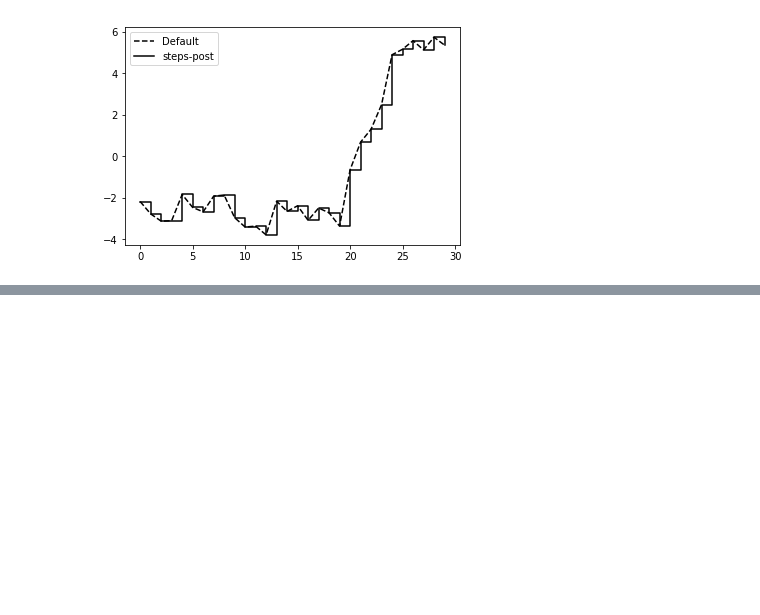
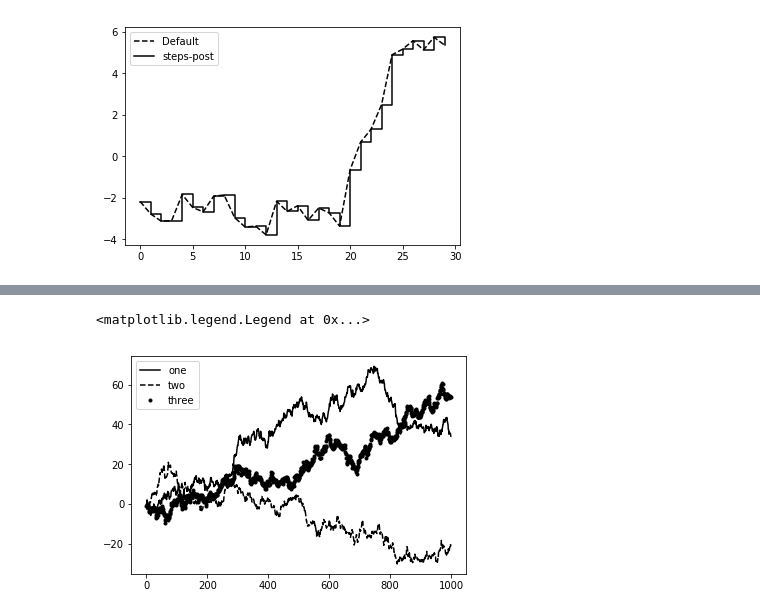
Before and after one commit to Roooooobin/Python-for-Data-Analysis-Practice, a Jupyter notebook: Plotting and Visualization.ipynb, the cells around one changed output, grey strips where cells are left out. Cells and saved outputs as stored; diff of their text form; code cells hidden in the pictures; blank space fills up the shorter version.

```diff
--- a/Plotting and Visualization.ipynb
+++ b/Plotting and Visualization.ipynb
@@ -78,0 +101,14 @@ plt.legend(loc='best')
+# %%
+# adding legends
+# legends are another critical element for identifying plot elements
+from numpy.random import randn
+fig = plt.figure();
+ax = fig.add_subplot(1, 1, 1)
+ax.plot(randn(1000).cumsum(), 'k', label='one')
+ax.plot(randn(1000).cumsum(), 'k--', label='two')
+ax.plot(randn(1000).cumsum(), 'k.', label='three')
+# call ax.legend() or plt.legend() to automatically create a legend
+ax.legend(loc='best')   # 'best' choose a location that is most out of the way
+# %% [output]
+<matplotlib.legend.Legend at 0x...>
+[figure, added]
```
Also changed, not shown: parts of 5 cells of this notebook.
